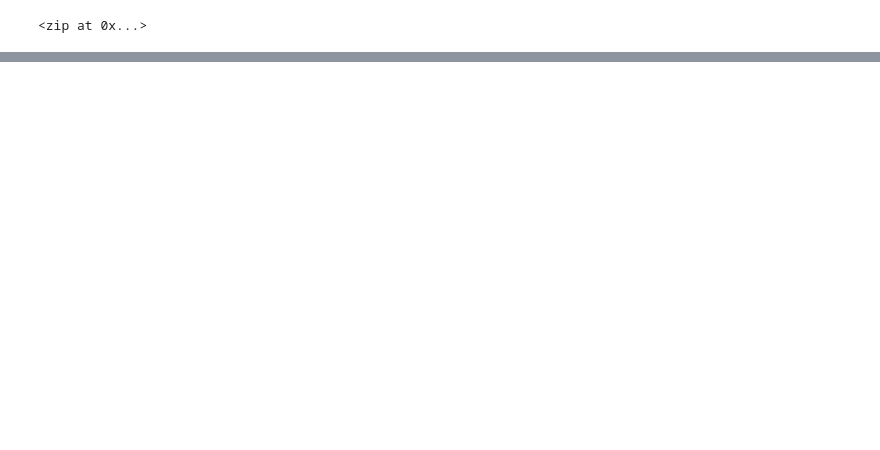
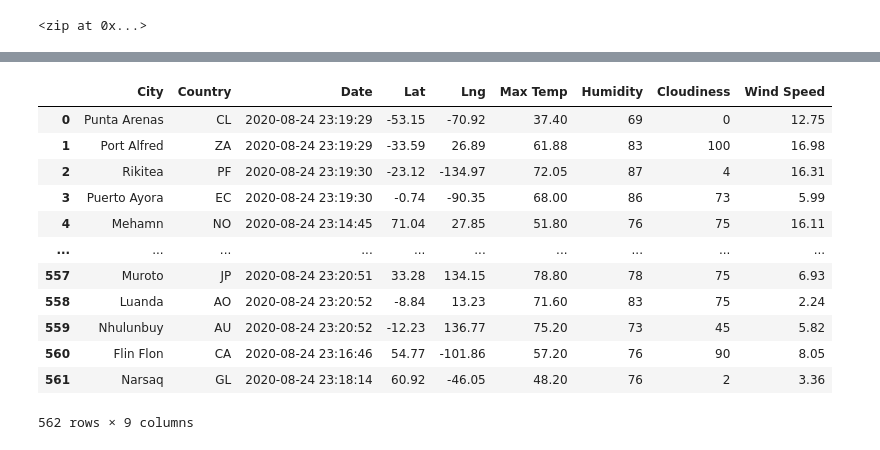
Before and after one commit to Andres-Lesmes/World_Weather_Analysis, a Jupyter notebook: WeatherPy.ipynb, the cells around one changed output, grey strips where cells are left out. Drawn from its saved outputs; the diff is of its cells as text; code cells hidden in the pictures; blank space fills up the shorter version.

Commit message:
Modifying .gitignore and adding WeatherPy file.

```diff
--- a/WeatherPy.ipynb
+++ b/WeatherPy.ipynb
@@ -33,0 +40,4 @@ len(cities)
+# %%
+# Starting URL for Weather Map API Call.
+url = "http://api.openweathermap.org/data/2.5/weather?units=Imperial&APPID=" + weather_api_key
+print(url)
@@ -33,0 +125,4 @@ len(cities)
+# %%
+# Convert the array of dictionaries to a Pandas DataFrame.
+city_data_df = pd.DataFrame(city_data)
+city_data_df.head(10)
@@ -33,0 +141,18 @@ len(cities)
+# %%
+new_column_order = ["City", "Country", "Date", "Lat", "Lng", "Max Temp", "Humidity", "Cloudiness", "Wind Speed"]
+city_data_df = city_data_df[new_column_order]
+city_data_df
+# %% [output]
+|  | City | Country | Date | Lat | Lng | Max Temp | Humidity | Cloudiness | Wind Speed |
+| 0 | Punta Arenas | CL | 2020-08-24 23:19:29 | -53.15 | -70.92 | 37.40 | 69 | 0 | 12.75 |
+| 1 | Port Alfred | ZA | 2020-08-24 23:19:29 | -33.59 | 26.89 | 61.88 | 83 | 100 | 16.98 |
+| 2 | Rikitea | PF | 2020-08-24 23:19:30 | -23.12 | -134.97 | 72.05 | 87 | 4 | 16.31 |
+| 3 | Puerto Ayora | EC | 2020-08-24 23:19:30 | -0.74 | -90.35 | 68.00 | 86 | 73 | 5.99 |
+| 4 | Mehamn | NO | 2020-08-24 23:14:45 | 71.04 | 27.85 | 51.80 | 76 | 75 | 16.11 |
+| ... | ... | ... | ... | ... | ... | ... | ... | ... | ... |
+| 557 | Muroto | JP | 2020-08-24 23:20:51 | 33.28 | 134.15 | 78.80 | 78 | 75 | 6.93 |
+| 558 | Luanda | AO | 2020-08-24 23:20:52 | -8.84 | 13.23 | 71.60 | 83 | 75 | 2.24 |
+| 559 | Nhulunbuy | AU | 2020-08-24 23:20:52 | -12.23 | 136.77 | 75.20 | 73 | 45 | 5.82 |
+| 560 | Flin Flon | CA | 2020-08-24 23:16:46 | 54.77 | -101.86 | 57.20 | 76 | 90 | 8.05 |
+| 561 | Narsaq | GL | 2020-08-24 23:18:14 | 60.92 | -46.05 | 48.20 | 76 | 2 | 3.36 |
+562 rows × 9 columns
```
Also changed, not shown: parts of 7 cells of this notebook, 3 other files.
